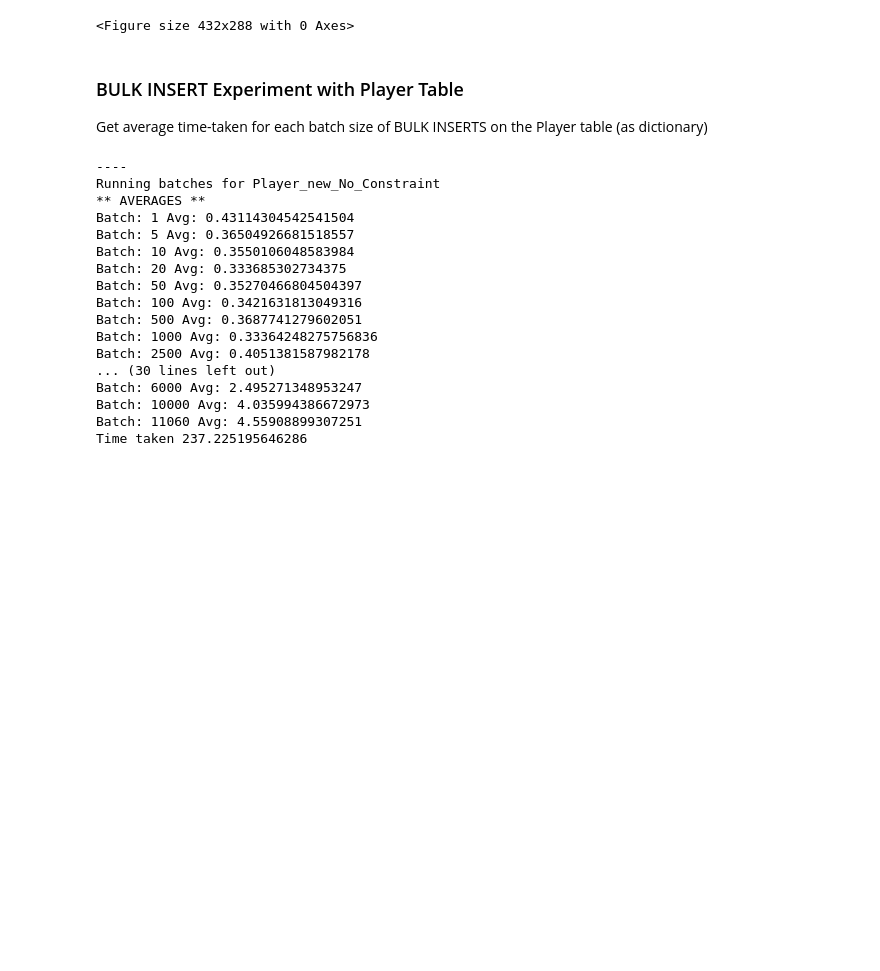
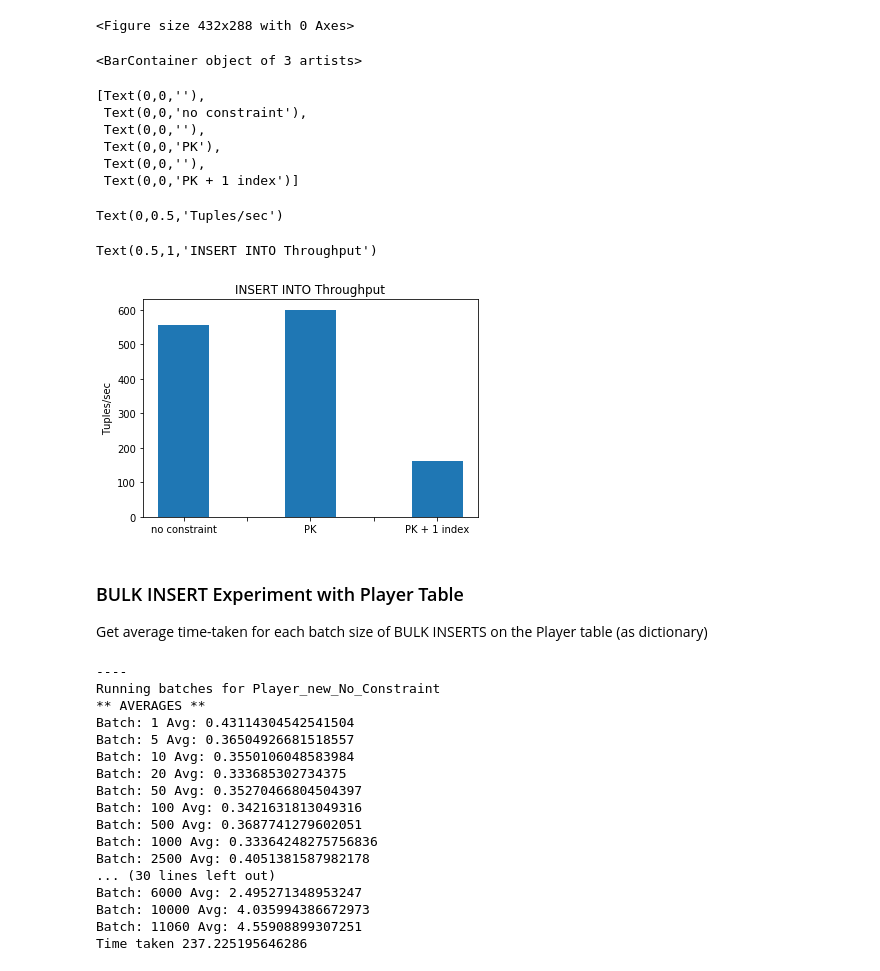
Before and after one commit to AmirSafi/IMT563_Advanced_Database_Systems_Soccer, a Jupyter notebook: Notebooks/Insertion Performance Experiments.ipynb, the cells around one changed output. Saved outputs shown, nothing was run; the diff lists cells and outputs as text; code cells hidden in the pictures; blank space fills up the shorter version.

```diff
--- a/Notebooks/Insertion Performance Experiments.ipynb
+++ b/Notebooks/Insertion Performance Experiments.ipynb
@@ -49,6 +49,23 @@ def close():
     cnxn.close()
 # %%
 initialize()
+# %%
+fig, ax = plt.subplots()
+plt.bar([1,3,5],[556.48,600.24,161.456])
+ax.set_xticklabels(['', "no constraint", '', "PK", '', "PK + 1 index"])
+ax.set_ylabel("Tuples/sec")
+ax.set_title("INSERT INTO Throughput")
+# %% [output]
+<BarContainer object of 3 artists>
+[Text(0,0,''),
+ Text(0,0,'no constraint'),
+ Text(0,0,''),
+ Text(0,0,'PK'),
+ Text(0,0,''),
+ Text(0,0,'PK + 1 index')]
+Text(0,0.5,'Tuples/sec')
+Text(0.5,1,'INSERT INTO Throughput')
+[figure, added]
 # %% [markdown]
 ### BULK INSERT Experiment with Player Table
 Get average time-taken for each batch size of BULK INSERTS on the Player table (as dictionary)
```
Also changed, not shown: parts of 1 cell of this notebook, 2 other files.
